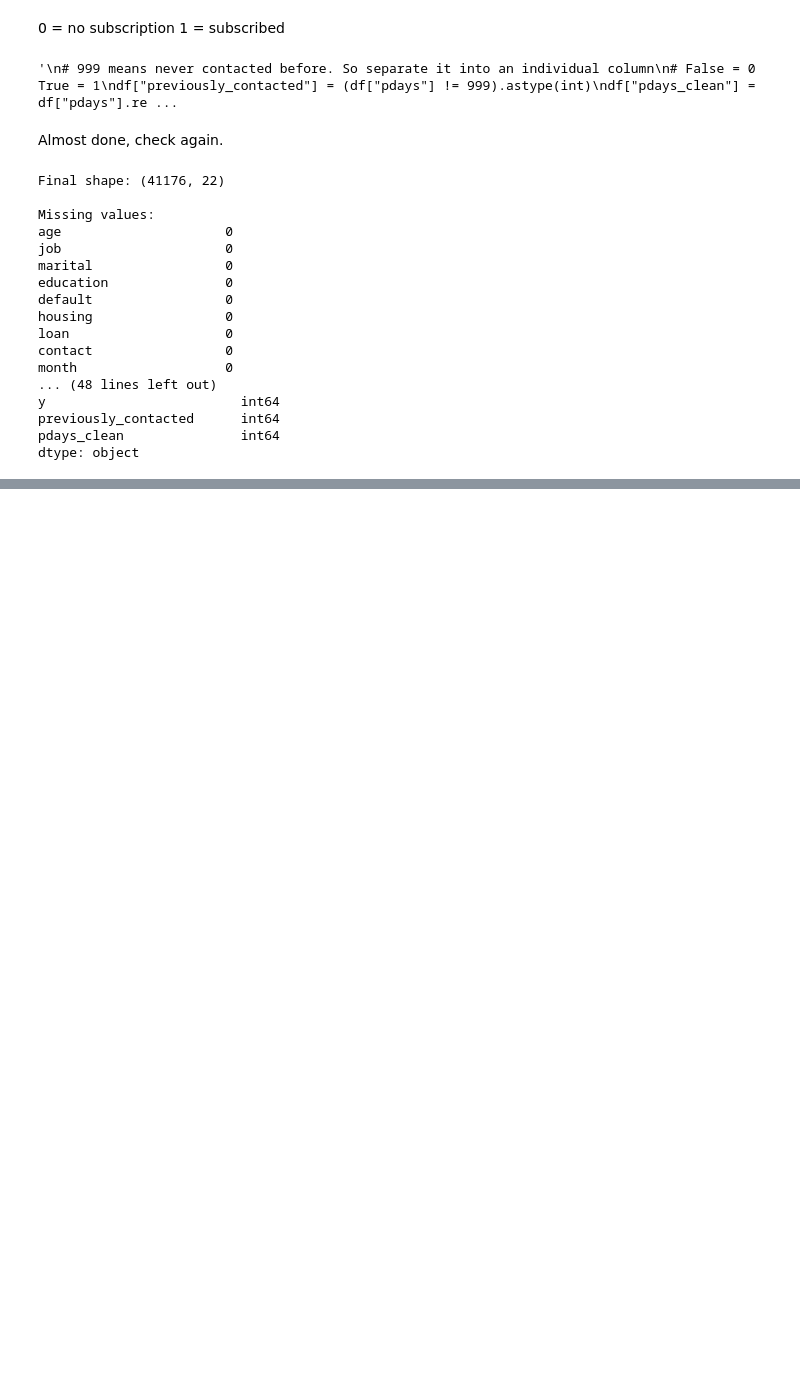
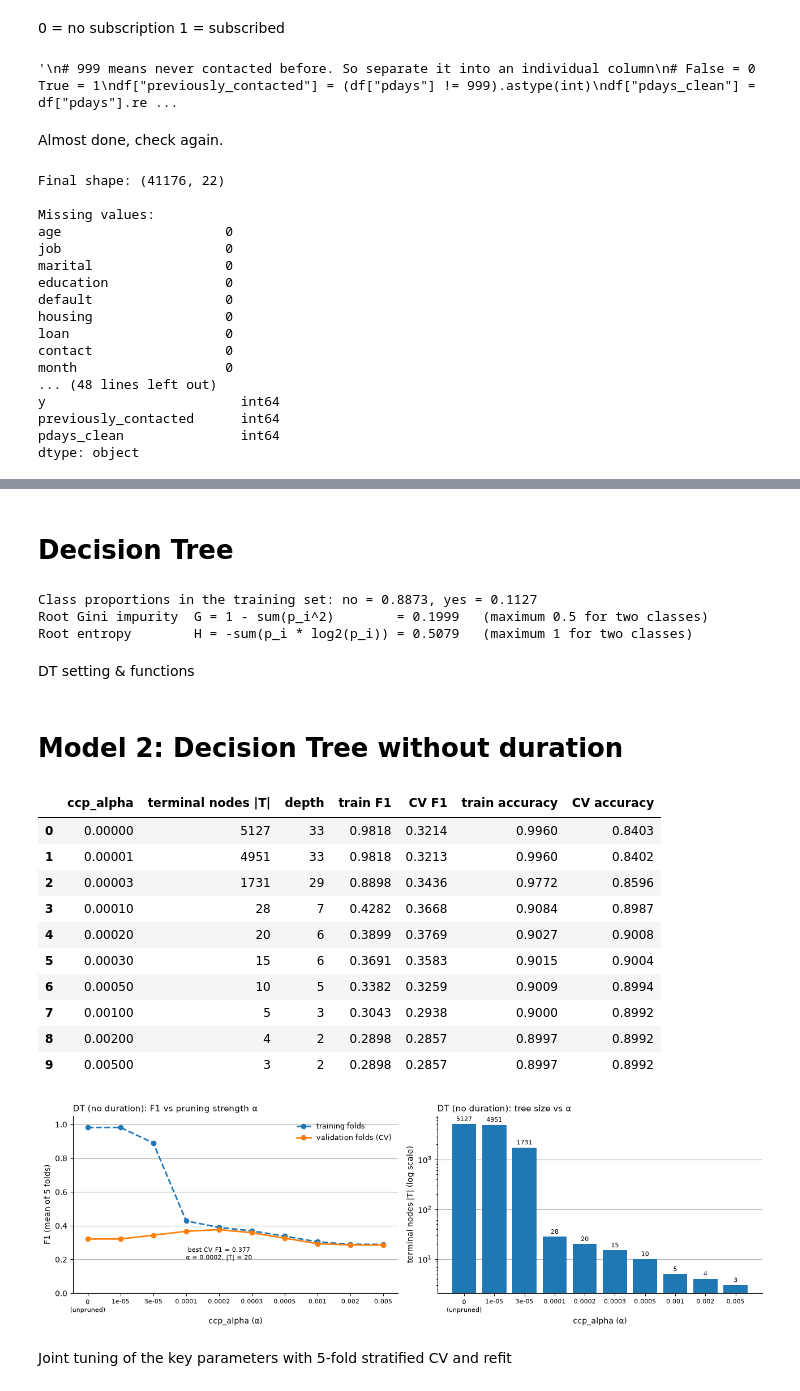
Before and after one commit to Spring202404/KM6312-Group-Project--Group5--2026Semester1, a Jupyter notebook: notebooks/DemoBankAdditional.ipynb, the cells around one changed output, grey strips where cells are left out. Saved outputs shown, nothing was run; the diff lists cells and outputs as text; code cells hidden in the pictures; blank space fills up the shorter version.

```diff
--- a/notebooks/DemoBankAdditional.ipynb
+++ b/notebooks/DemoBankAdditional.ipynb
@@ -203,0 +223,14 @@ dtype: object
+# %%
+TARGET = "y"
+CATEGORICAL_COLS = ["job", "marital", "education", "default", "housing", "loan",
+                    "contact", "month", "day_of_week", "poutcome"]
+NUMERIC_COLS = ["age", "duration", "campaign", "pdays_clean", "previous",
+                "emp.var.rate", "cons.price.idx", "cons.conf.idx", "euribor3m", "nr.employed"]
+BINARY_COLS = ["previously_contacted"]          # already 0/1, no encoding or scaling needed
+
+# every cleaned column must belong to exactly one group
+assert set(CATEGORICAL_COLS + NUMERIC_COLS + BINARY_COLS + [TARGET]) == set(df.columns)
+
+df_model = pd.get_dummies(df, columns=CATEGORICAL_COLS, drop_first=True, dtype=int)
+print("Shape after one-hot encoding:", df_model.shape)
+df_model.head()
@@ -203,0 +247,9 @@ dtype: object
+# %%
+X = df_model.drop(columns=[TARGET])
+y = df_model[TARGET]
+
+X_train, X_test, y_train, y_test = train_test_split(
+    X, y, test_size=0.2, stratify=y, random_state=RANDOM_STATE)
+
+print("Train:", X_train.shape, "  Test:", X_test.shape)
+print(f"Subscription rate  train: {y_train.mean():.4f}   test: {y_test.mean():.4f}")
@@ -203,0 +261,5 @@ dtype: object
+# %%
+featurewithduration = list(X_train.columns)
+featurenoduration = [c for c in withduration if c != "duration"]
+
+print(len(featurewithduration), "features with duration |", len(featurenoduration), "features without duration")
@@ -203,0 +284,4 @@ dtype: object
+# %%
+cv = StratifiedKFold(n_splits=5, shuffle=True, random_state=RANDOM_STATE)
+SCORING = ["accuracy", "precision", "recall", "f1", "roc_auc"]
+REFIT_METRIC = "f1"
@@ -203,0 +352,16 @@ dtype: object
+# %% [markdown]
+# Decision Tree
+# %%
+# Impurity of the root node (= the whole training set), computed with the two formulas above
+p = y_train.value_counts(normalize=True).sort_index().values          # [p_no, p_yes]
+gini_root = 1 - np.sum(p ** 2)
+entropy_root = -np.sum(p * np.log2(p))
+print(f"Class proportions in the training set: no = {p[0]:.4f}, yes = {p[1]:.4f}")
+print(f"Root Gini impurity  G = 1 - sum(p_i^2)        = {gini_root:.4f}   (maximum 0.5 for two classes)")
+print(f"Root entropy        H = -sum(p_i * log2(p_i)) = {entropy_root:.4f}   (maximum 1 for two classes)")
+# %% [output]
+Class proportions in the training set: no = 0.8873, yes = 0.1127
+Root Gini impurity  G = 1 - sum(p_i^2)        = 0.1999   (maximum 0.5 for two classes)
+Root entropy        H = -sum(p_i * log2(p_i)) = 0.5079   (maximum 1 for two classes)
+# %% [markdown]
+DT setting & functions
@@ -203,0 +452,19 @@ dtype: object
+# %% [markdown]
+# Model 2: Decision Tree without duration
+# %%
+pruning_no_dur = pruning_curve(featurenoduration, "DT (no duration)")
+# %% [output]
+|  | ccp_alpha | terminal nodes |T| | depth | train F1 | CV F1 | train accuracy | CV accuracy |
+| 0 | 0.00000 | 5127 | 33 | 0.9818 | 0.3214 | 0.9960 | 0.8403 |
+| 1 | 0.00001 | 4951 | 33 | 0.9818 | 0.3213 | 0.9960 | 0.8402 |
+| 2 | 0.00003 | 1731 | 29 | 0.8898 | 0.3436 | 0.9772 | 0.8596 |
+| 3 | 0.00010 | 28 | 7 | 0.4282 | 0.3668 | 0.9084 | 0.8987 |
+| 4 | 0.00020 | 20 | 6 | 0.3899 | 0.3769 | 0.9027 | 0.9008 |
+| 5 | 0.00030 | 15 | 6 | 0.3691 | 0.3583 | 0.9015 | 0.9004 |
+| 6 | 0.00050 | 10 | 5 | 0.3382 | 0.3259 | 0.9009 | 0.8994 |
+| 7 | 0.00100 | 5 | 3 | 0.3043 | 0.2938 | 0.9000 | 0.8992 |
+| 8 | 0.00200 | 4 | 2 | 0.2898 | 0.2857 | 0.8997 | 0.8992 |
+| 9 | 0.00500 | 3 | 2 | 0.2898 | 0.2857 | 0.8997 | 0.8992 |
+[figure, added]
+# %% [markdown]
+Joint tuning of the key parameters with 5-fold stratified CV and refit
```
Also changed, not shown: parts of 35 cells of this notebook, 2 other files.
